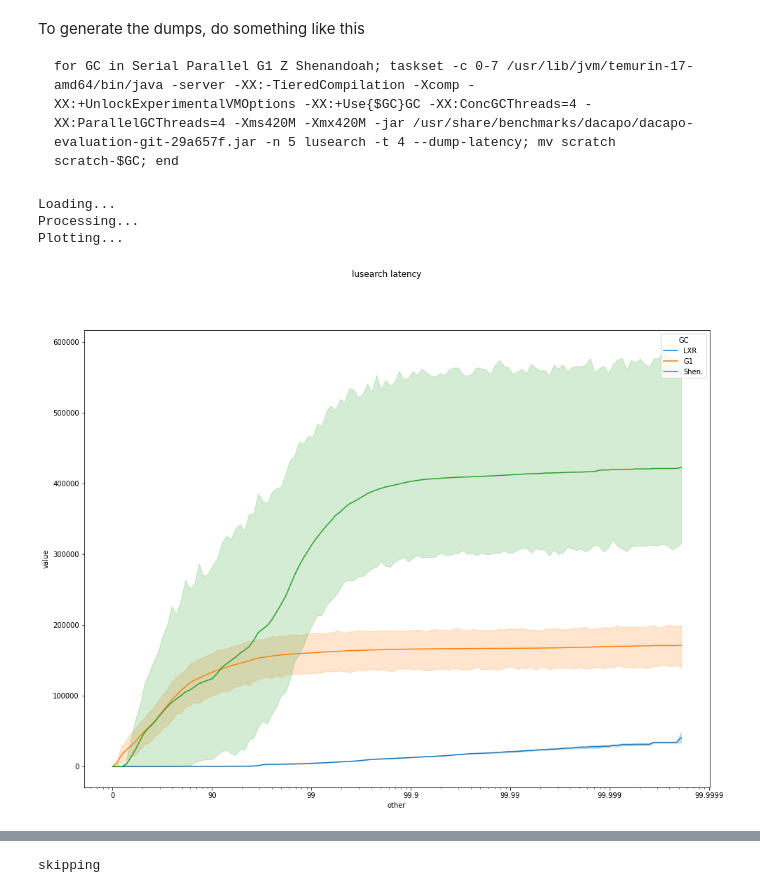
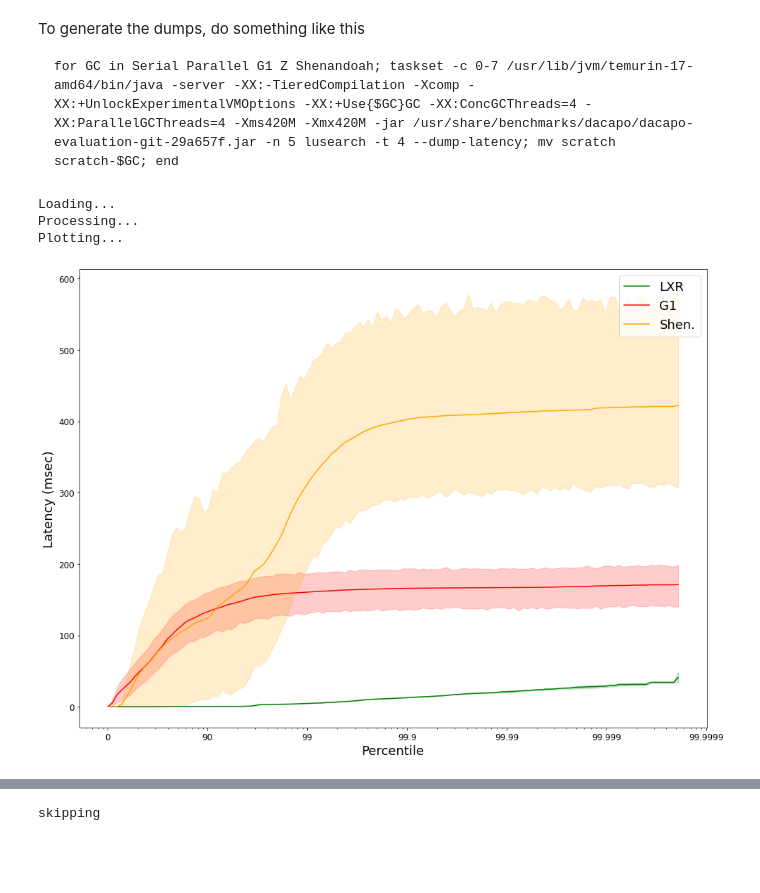
Before and after one commit to wenyuzhao/mmtk-dev, a Jupyter notebook: evaluation/configs/lxr-new-latency-curve/latency_dump.ipynb, the cells around one changed output, grey strips where cells are left out. Saved outputs shown, nothing was run; the diff lists cells and outputs as text; code cells hidden in the pictures; blank space fills up the shorter version.

```diff
--- a/evaluation/configs/lxr-new-latency-curve/latency_dump.ipynb
+++ b/evaluation/configs/lxr-new-latency-curve/latency_dump.ipynb
@@ -25,7 +25,9 @@ MIN_LATENCY_USEC = 1
 MAX_LATENCY_USEC = 1000*1000 # 1 sec
 LATENCY_SIGNIFICANT_DIGITS = 5
 # %%
-def load_data_and_plot(gcs, folders, invocations = 10, save = None):
+
+import matplotlib as mpl
+def load_data_and_plot(bench, gcs, folders, invocations = 10, save = None, latency_type = "metered"):
     print('Loading...')
     histograms = {}
     for gc in gcs:
@@ -33,7 +35,7 @@ def load_data_and_plot(gcs, folders, invocations = 10, save = None):
         for i in range(invocations):
             folder = folders[gcs.index(gc)]
             histogram = HdrHistogram(MIN_LATENCY_USEC, MAX_LATENCY_USEC, LATENCY_SIGNIFICANT_DIGITS)
-            data = load_data(i, "metered", folder)
+            data = load_data(i, latency_type, folder)
             if data is None:
                 continue
             latencies = data["latency"]
@@ -53,26 +55,34 @@ def load_data_and_plot(gcs, folders, invocations = 10, save = None):
 
     print('Plotting...')
     fig, ax = plt.subplots(1,1,figsize=(16,12))
-    fig.suptitle('lusearch latency')
-    sns.lineplot(data=percentile_df, x="other", y="value", hue="GC")
+    # fig.suptitle(f'{bench} {latency_type} latency')
+    sns.color_palette()
+    sns.lineplot(data=percentile_df, x="other", y="value", hue="GC", palette=['green', 'blue', 'orange', 'red'][:len(gcs)])
     ax.set_xscale('log')
+    ax.set_xlabel('Percentile', fontsize=18)
+    ax.set_ylabel('Latency (msec)', fontsize=18)
     ax.set_xticks([1, 10, 100, 1000, 10000, 100000, 1000000])
-    ax.set_xticklabels(['0', '90', '99', '99.9', '99.99', '99.999', '99.9999'])
+    ax.set_xticklabels(['0', '90', '99', '99.9', '99.99', '99.999', '99.9999'], fontsize=12)
+    plt.yticks(fontsize=12)
+    ax.yaxis.set_major_formatter(mpl.ticker.FuncFormatter(lambda x, pos: f'{int(x / 1000)}'.format(x)))
+    plt.legend(fontsize=18)
+
     if save is not None:
-        plt.savefig(save)
+        plt.savefig(save, bbox_inches='tight')
 # %%
 runid = 'deer-2021-11-19-Fri-152249'
 load_data_and_plot(
+    bench = 'luseaarch',
     gcs = ["LXR", "G1", "Shen."],
     folders = [
         result(runid, 'lusearch.3023.70.jdk.ix.common.tph.mmtk_perf.nr-1.latency.dacapochopin-29a657f'),
         result(runid, 'lusearch.3023.70.jdk.g1.common.hs_perf.latency.dacapochopin-29a657f'),
         result(runid, 'lusearch.3023.70.jdk.shenandoah.common.latency.hs_perf.latency.dacapochopin-29a657f'),
     ],
     save = './_lusearch.pdf'
 )
 # %% [output]
 Loading...
 Processing...
 Plotting...
-[figure, old version]
+[figure, new version]
```
Also changed, not shown: parts of 4 cells of this notebook, 6 other files.
